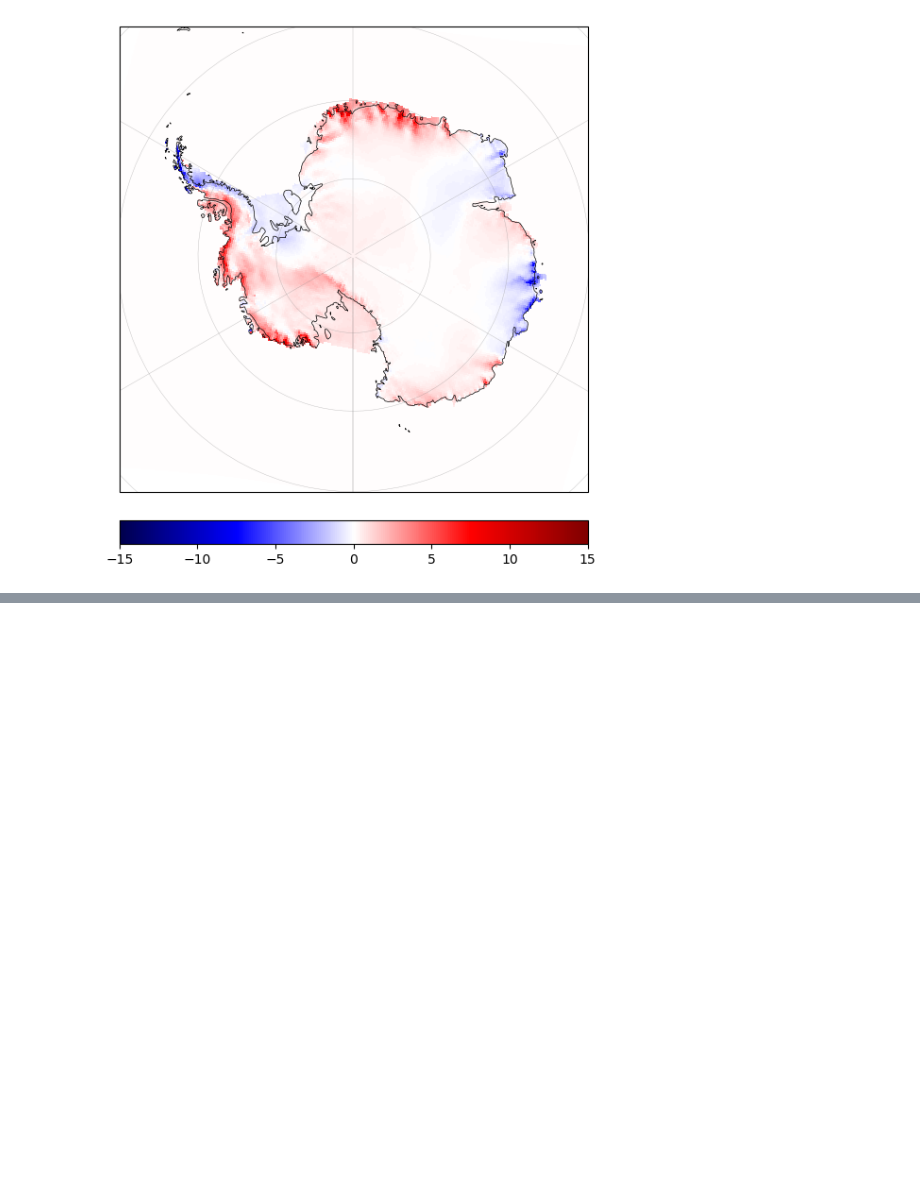
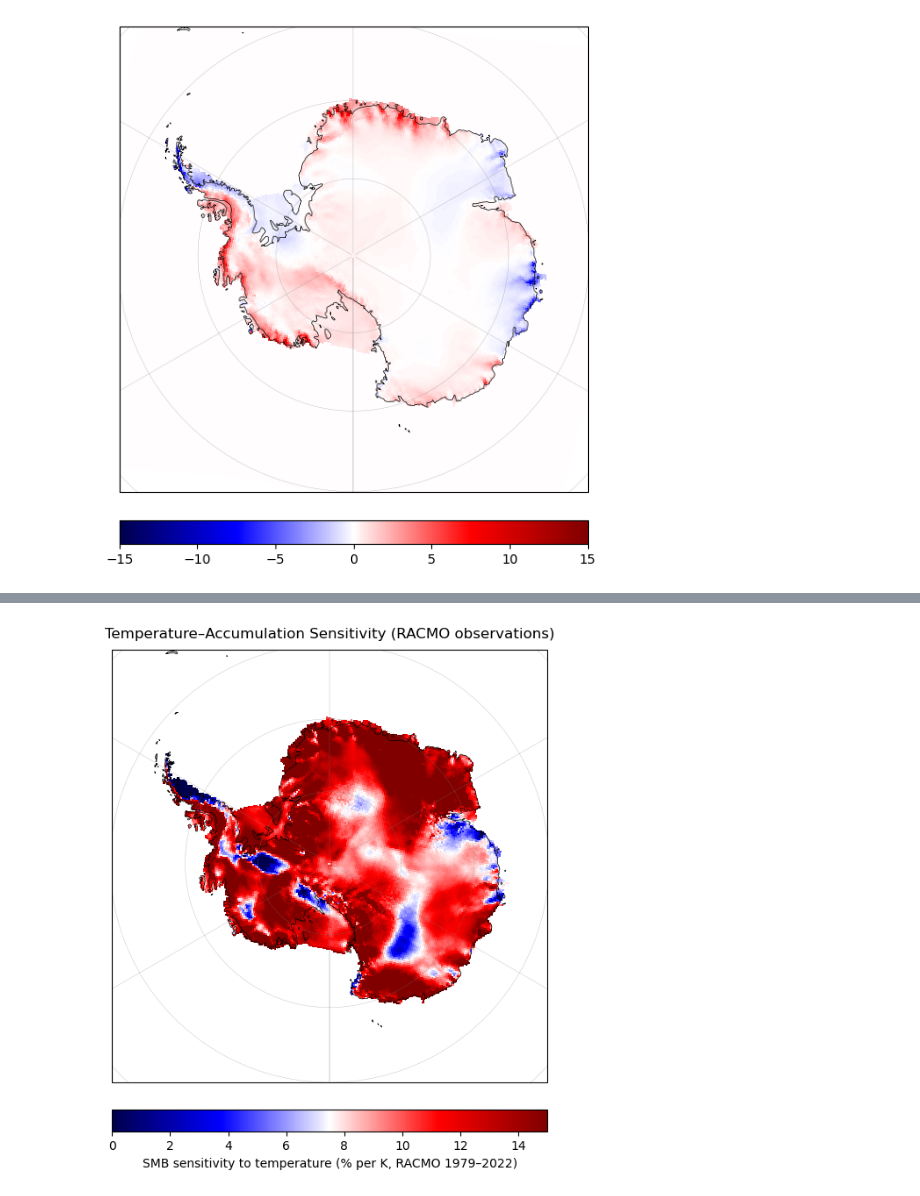
Before and after one commit to advikeswaran/metric-reconstruction, a Jupyter notebook: RACMO_TempRecon.ipynb, the cells around one changed output, grey strips where cells are left out. Cells and saved outputs as stored; diff of their text form; code cells hidden in the pictures; blank space fills up the shorter version.

```diff
--- a/RACMO_TempRecon.ipynb
+++ b/RACMO_TempRecon.ipynb
@@ -852,0 +957,39 @@ plt.show()
+# %%
+T_obs = temp_ann.values  # shape (44, 240, 262)
+P_obs = smb_ann.values   # shape (44, 240, 262)
+
+# Remove time means
+T_anom = T_obs - T_obs.mean(axis=0)
+P_anom = P_obs - P_obs.mean(axis=0)
+
+# Regression slope dP/dT
+dP_dT_obs = np.sum(T_anom * P_anom, axis=0) / np.sum(T_anom**2, axis=0)
+
+# Convert to % per K
+P_mean_obs = P_obs.mean(axis=0)
+mask_obs = P_mean_obs > 0
+sensitivity_obs = np.where(mask_obs, 100.0 * dP_dT_obs / P_mean_obs, np.nan)
+
+# Plot
+proj = ccrs.SouthPolarStereo()
+fig = plt.figure(figsize=(8, 8))
+ax = plt.axes(projection=proj)
+ax.set_extent([-180, 180, -90, -60], ccrs.PlateCarree())
+
+im = ax.pcolormesh(
+    racmo_accum["lon"], racmo_accum["lat"], sensitivity_obs,
+    transform=ccrs.PlateCarree(), vmin=0, vmax=15, cmap=plt.cm.seismic
+)
+
+cb = plt.colorbar(im, ax=ax, orientation="horizontal", pad=0.05, shrink=0.8)
+cb.set_label("SMB sensitivity to temperature (% per K, RACMO 1979–2022)")
+
+ax.add_feature(cfeature.COASTLINE, linewidth=0.5, color="black")
+ax.add_feature(cfeature.LAND, facecolor="lightgray", zorder=0)
+gl = ax.gridlines(draw_labels=False, linewidth=0.3, color="gray", alpha=0.5)
+gl.xlocator = plt.FixedLocator(np.arange(-180, 181, 60))
+
+plt.title("Temperature–Accumulation Sensitivity (RACMO observations)", fontsize=12, pad=10)
+plt.show()
+# %% [output]
+[figure, added]
```
Also changed, not shown: parts of 9 cells of this notebook.
